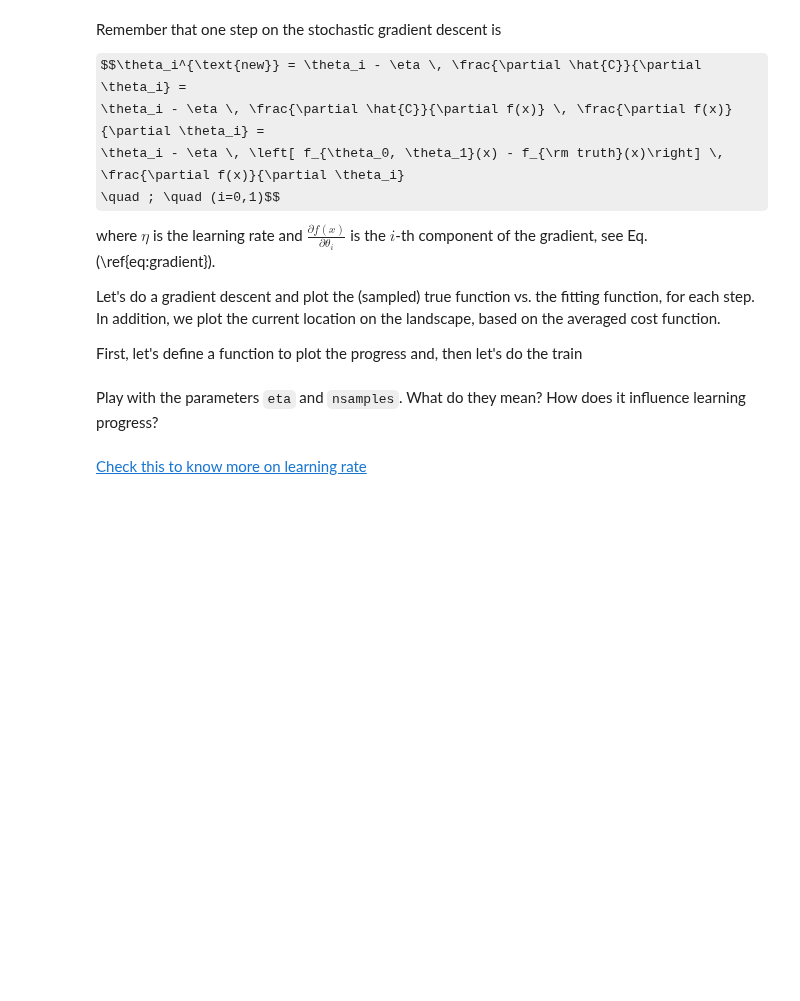
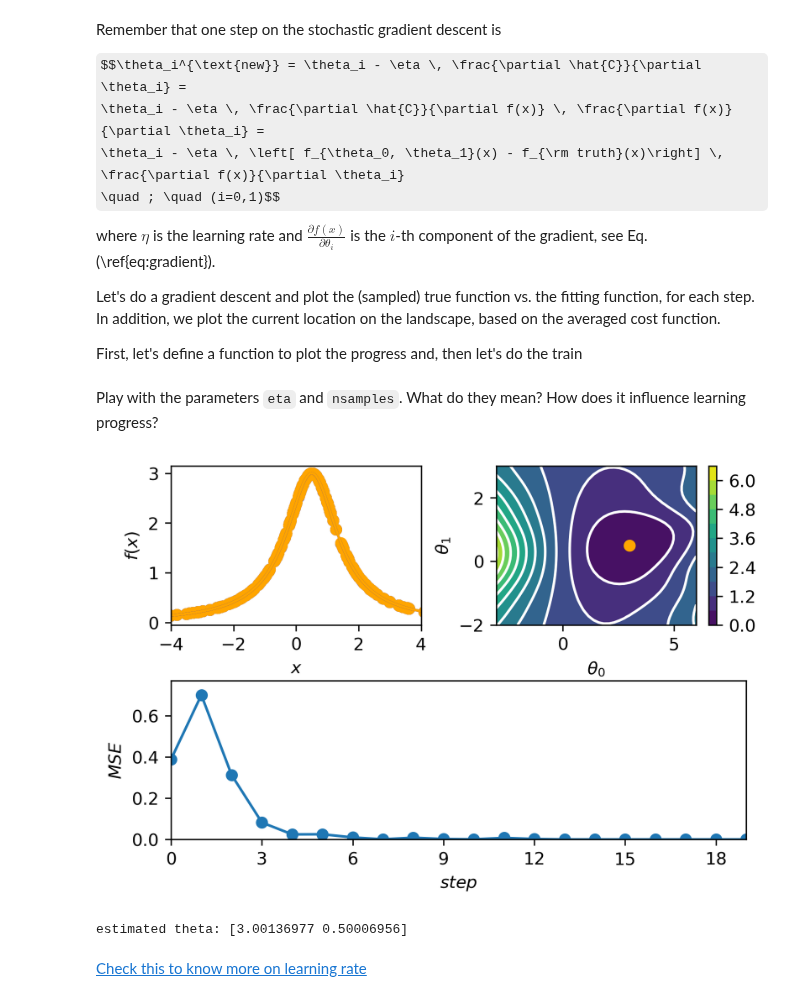
Before and after one commit to dmaluenda/hands_on_machine_learning, a Jupyter notebook: 02_Training.ipynb, the cells around one changed output. Saved outputs shown, nothing was run; the diff lists cells and outputs as text; code cells hidden in the pictures; some formulas as TeX source; blank space fills up the shorter version.

```diff
--- a/02_Training.ipynb
+++ b/02_Training.ipynb
@@ -334,35 +341,38 @@ def train(eta, nsamples, init_thetas=None, nsteps=20):
         global fit_thetas  # let's continue where we was
     else:
         fit_thetas = init_thetas
     nsteps = 20   # steps to do, it can be replaced with a validation criteria
 
     cost_history = np.zeros(nsteps)
     for n in range(nsteps):  # it can be replaced with a while with some criteria
 
         x = samples(nsamples)  # get random samples (training set)
 
         deviation = get_dcost(fit_thetas, x)  # cost for every x (vector)
         deviation = deviation[None, :]  # from row-vector to column-vector
 
         gradient = f_grad(fit_thetas, x)  # gradient for every x: shape=(2,nsamples)
         descend = np.average(deviation*gradient, axis=1)  # averaging for all x
         grad_descend = eta * descend
 
         # let's plot where we are and where we go
         plot_info(fit_thetas, grad_descend, cost_history[:n], nsteps, x, True)
         print('estimated theta:', fit_thetas)
 
         fit_thetas -= grad_descend  # do one gradient descent step:
         cost_history[n] = get_avg_cost(fit_thetas, x)  # stores the cost history
 
-
+        sleep(1)
         plot_info(fit_thetas, grad_descend, cost_history[:n+1], nsteps,
                   samples(200), False)
         print('estimated theta:', fit_thetas)
 
 # eta: "learning rate" (gradient descent step size)
 # nsamples: stochastic x samples used per step (just a few to be fast)
-train(eta=0.25, nsamples=10, init_thetas=[0.5, 1.8])
+train(eta=1.25, nsamples=10, init_thetas=[0.5, 1.8])
+# %% [output]
+[figure, added]
+estimated theta: [3.00136977 0.50006956]
 # %% [markdown]
 [Check this to know more on learning rate](https://towardsdatascience.com/learning-rate-schedules-and-adaptive-learning-rate-methods-for-deep-learning-2c8f433990d1)
 # %% [markdown]
```
Also changed, not shown: parts of 27 cells of this notebook, 4 other files.
